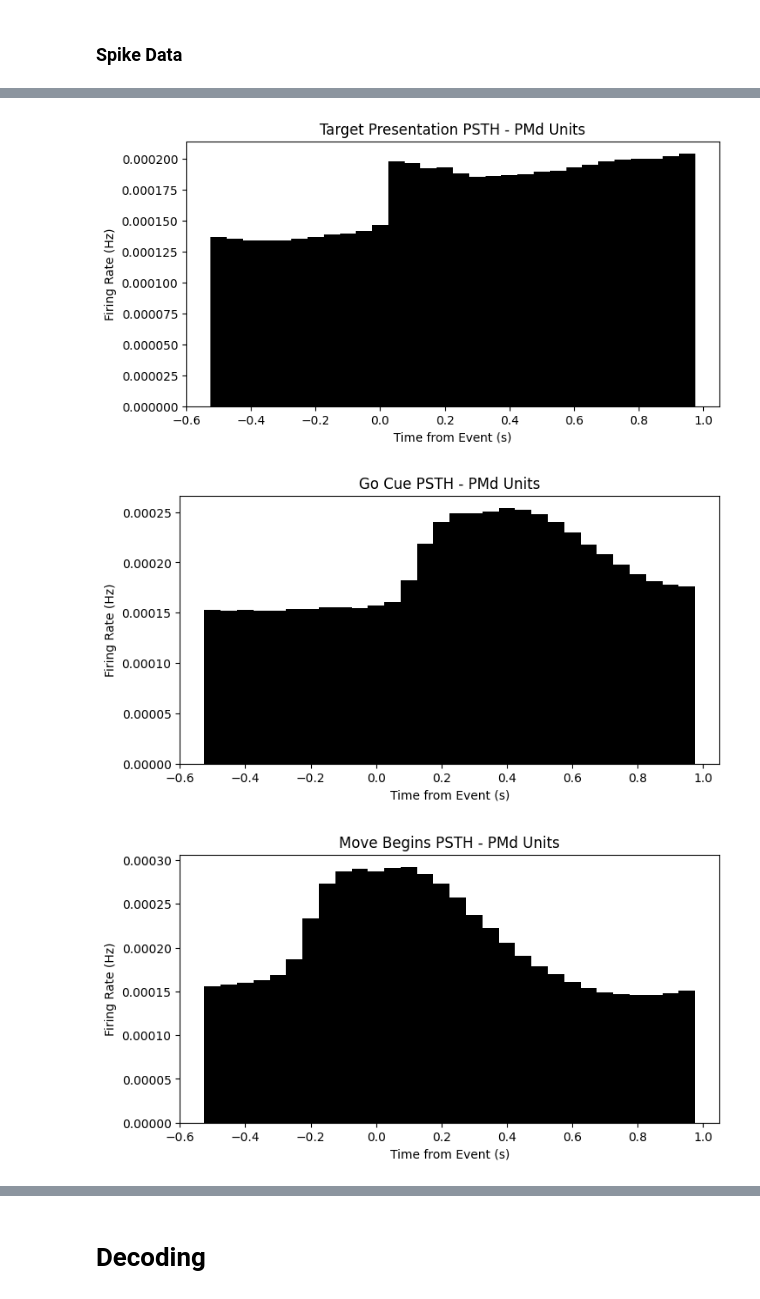
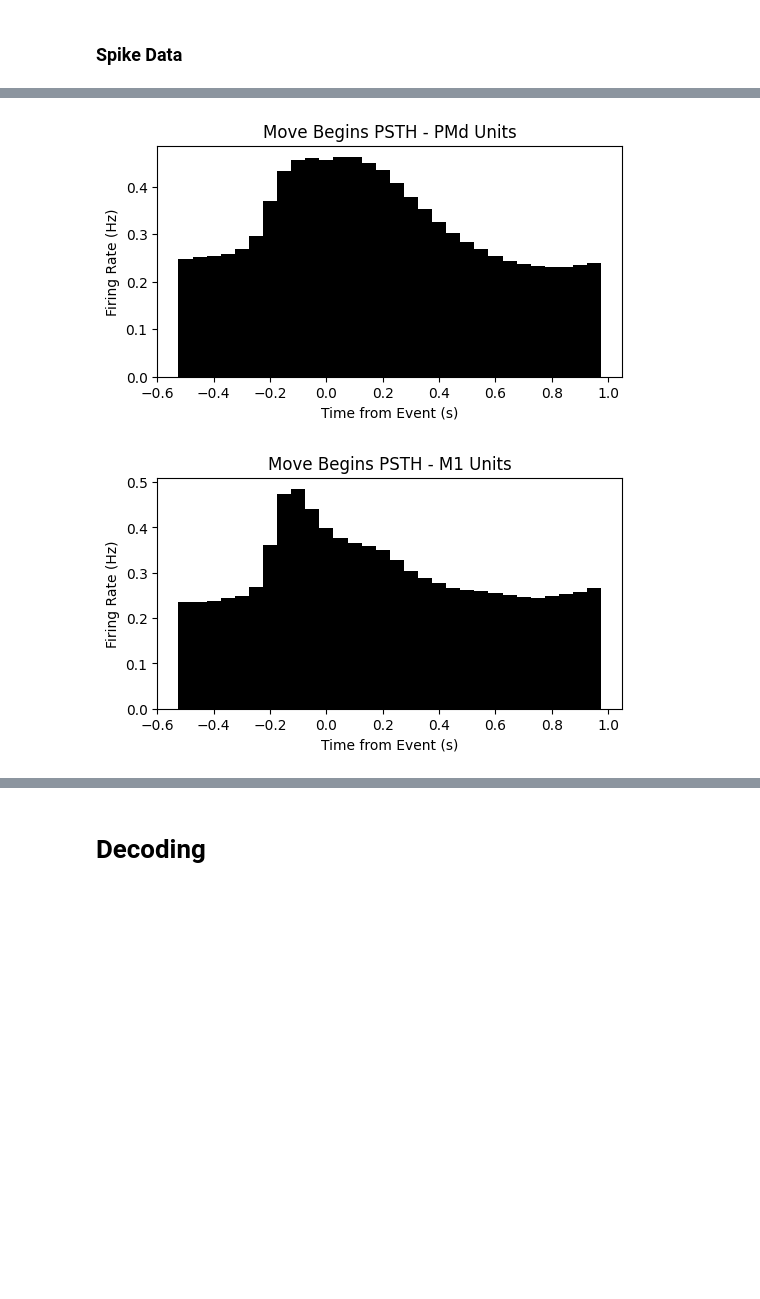
Before and after one commit to kylmcgr/neural-data-exploration, a Jupyter notebook: neural-data-processing.ipynb, the cells around one changed output, grey strips where cells are left out. Cells and saved outputs as stored; diff of their text form; code cells hidden in the pictures; blank space fills up the shorter version.

```diff
--- a/neural-data-processing.ipynb
+++ b/neural-data-processing.ipynb
@@ -620,16 +624,20 @@ def plot_psth(spike_times, trial_intervals, event_times, title="Peri-Stimulus Ti
     bins = np.arange(window[0], window[1] + bin_size, bin_size)
     histograms = np.zeros((len(spike_times), len(bins) - 1))
 
+    # Sanity check that both have the same number of trials
     assert len(trial_intervals) == len(event_times)
-    for trial_interval, event_time in zip(trial_intervals, event_times):
-        aligned_spikes = []
-        aligned_spikes.extend(spike_times[(spike_times >= trial_interval[0]) & (spike_times <= trial_interval[1])] - event_time)
-        histograms[i] += np.histogram(aligned_spikes, bins=bins)[0]
+
+    # Loop over the trial intervals and event times
+    for i, (trial_interval, event_time) in enumerate(zip(trial_intervals, event_times)):
+        # Get the spikes for this trial
+        aligned_spikes = spike_times[(spike_times >= trial_interval[0]) & (spike_times <= trial_interval[1])] - event_time
+        if len(aligned_spikes) > 0:
+            histograms[i] += np.histogram(aligned_spikes, bins=bins)[0]
 
     # Average across neurons
-    mean_psth = histograms.mean(axis=0) / len(event_times) / bin_size  # Convert to firing rate (Hz)
+    mean_psth = histograms.mean(axis=0) / bin_size  # Convert to firing rate (Hz)
 
-    plt.figure(figsize=(8, 4))
+    plt.figure(figsize=(6, 3))
     plt.bar(bins[:-1], mean_psth, width=0.05, color='black')
     plt.xlabel("Time from Event (s)")
     plt.ylabel("Firing Rate (Hz)")
@@ -655,28 +665,40 @@ plot_psth(all_spike_times, trial_intervals, move_begins_times, title="Move Begin
 # %%
 # Plot the PSTH for the target presentation, go cue, and move begins
 # Seperate by electrode group
+# Get the PMd units
 PMd_units = units_df[:int(len(units_df)/2)]
+# Sanity check that all PMd units are from the same electrode group
 assert all(PMd_units['electrode_group'] == PMd_units['electrode_group'].iloc[0])
 PMd_spike_times = np.concatenate(PMd_units['spike_times'].to_numpy())
 
 trial_intervals = units_df['obs_intervals'][0]
 
-target_presentation_times = example_data.trials["target_presentation_time"]
-go_cue_times = example_data.trials["go_cue_time"]
+# Plot the PSTH for the move begins
 move_begins_times = example_data.trials["move_begins_time"]
-
-plot_psth(PMd_spike_times, trial_intervals, target_presentation_times, title=f"Target Presentation PSTH - PMd Units")
-plot_psth(PMd_spike_times, trial_intervals, go_cue_times, title=f"Go Cue PSTH - PMd Units")
 plot_psth(PMd_spike_times, trial_intervals, move_begins_times, title=f"Move Begins PSTH - PMd Units")
 
+# # Plot the PSTH for the target presentation
+# target_presentation_times = example_data.trials["target_presentation_time"]
+# plot_psth(PMd_spike_times, trial_intervals, target_presentation_times, title=f"Target Presentation PSTH - PMd Units")
+
+# # Plot the PSTH for the go cue
+# go_cue_times = example_data.trials["go_cue_time"]
+# plot_psth(PMd_spike_times, trial_intervals, go_cue_times, title=f"Go Cue PSTH - PMd Units")
+
+# Get the M1 units
 M1_units = units_df[int(len(units_df)/2):]
+# Sanity check that all M1 units are from the same electrode group
 assert all(M1_units['electrode_group'] == M1_units['electrode_group'].iloc[0])
 M1_spike_times = np.concatenate(M1_units['spike_times'].to_numpy())
 
-plot_psth(M1_spike_times, trial_intervals, target_presentation_times, title=f"Target Presentation PSTH - M1 Units")
-plot_psth(M1_spike_times, trial_intervals, go_cue_times, title=f"Go Cue PSTH - M1 Units")
+# Plot the PSTH for the move begins
 plot_psth(M1_spike_times, trial_intervals, move_begins_times, title=f"Move Begins PSTH - M1 Units")
+
+# # Plot the PSTH for the target presentation
+# plot_psth(M1_spike_times, trial_intervals, target_presentation_times, title=f"Target Presentation PSTH - M1 Units")
+
+# # Plot the PSTH for the go cue
+# plot_psth(M1_spike_times, trial_intervals, go_cue_times, title=f"Go Cue PSTH - M1 Units")
 # %% [output]
-[figure, old version]
+[figure, new version]
-[figure, old version]
+[figure, new version]
-[figure, removed]
```
Also changed, not shown: parts of 28 cells of this notebook.
